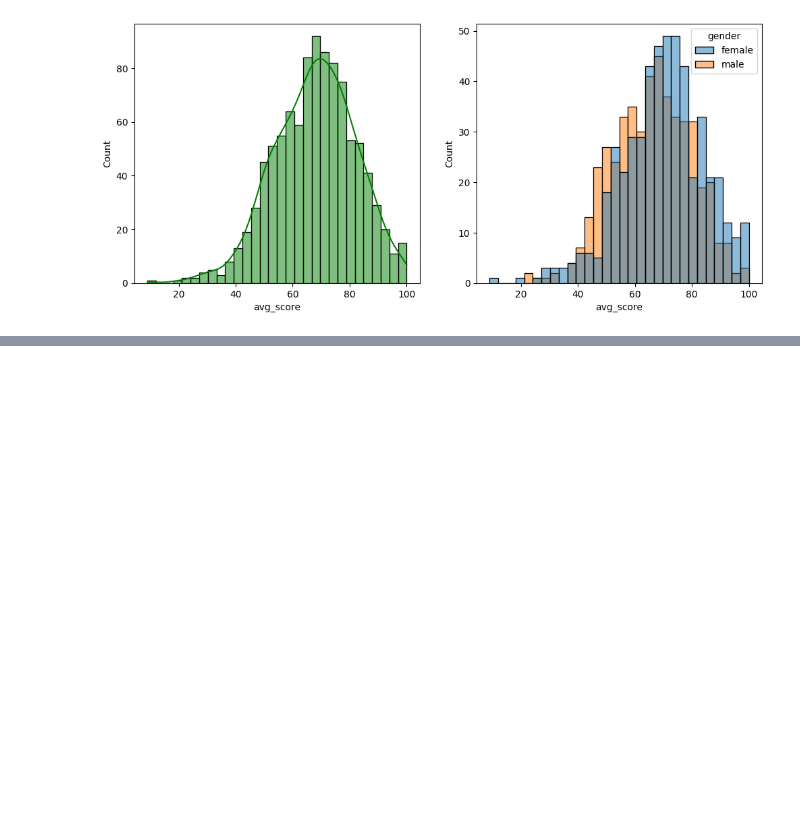
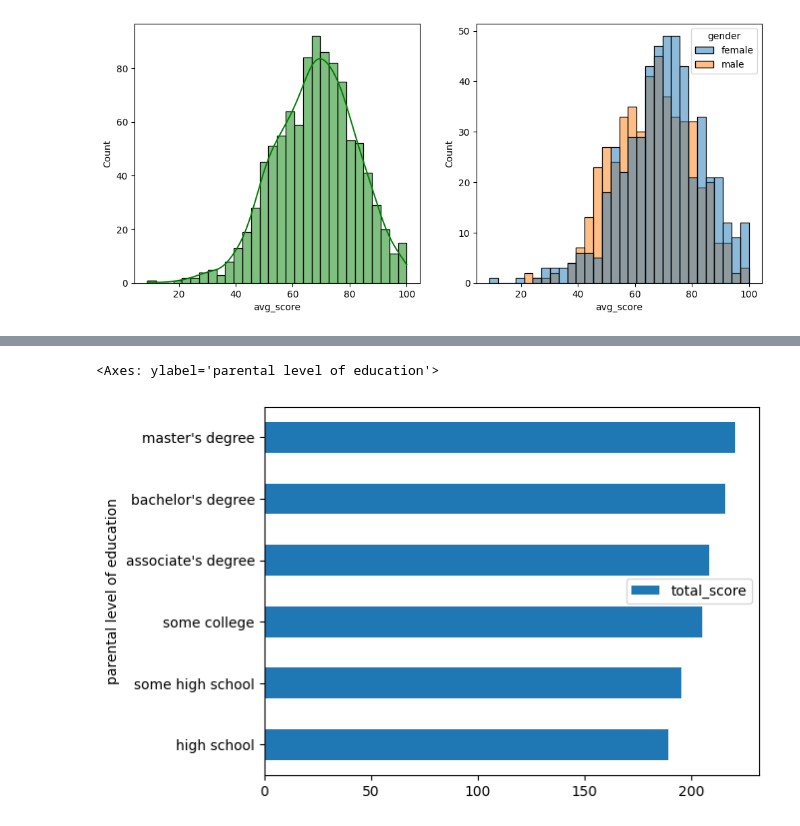
Before and after one commit to Ravi-Kumar-Yadav-6289/ml_projects, a Jupyter notebook: analysis_notebooks/EDA.ipynb, the cells around one changed output, grey strips where cells are left out. Drawn from its saved outputs; the diff is of its cells as text; code cells hidden in the pictures; blank space fills up the shorter version.

```diff
--- a/analysis_notebooks/EDA.ipynb
+++ b/analysis_notebooks/EDA.ipynb
@@ -133 +132,7 @@ for container in ax[2].containers:
 [figure]
+# %%
+df.groupby('parental level of education').agg({'total_score':'mean'}).sort_values(by='total_score').plot(kind='barh')
+#students whose parents have masters degree or the bachelors have higher average total score.
+# %% [output]
+<Axes: ylabel='parental level of education'>
+[figure, added]
```
Also changed, not shown: parts of 8 cells of this notebook, 2 other files.
